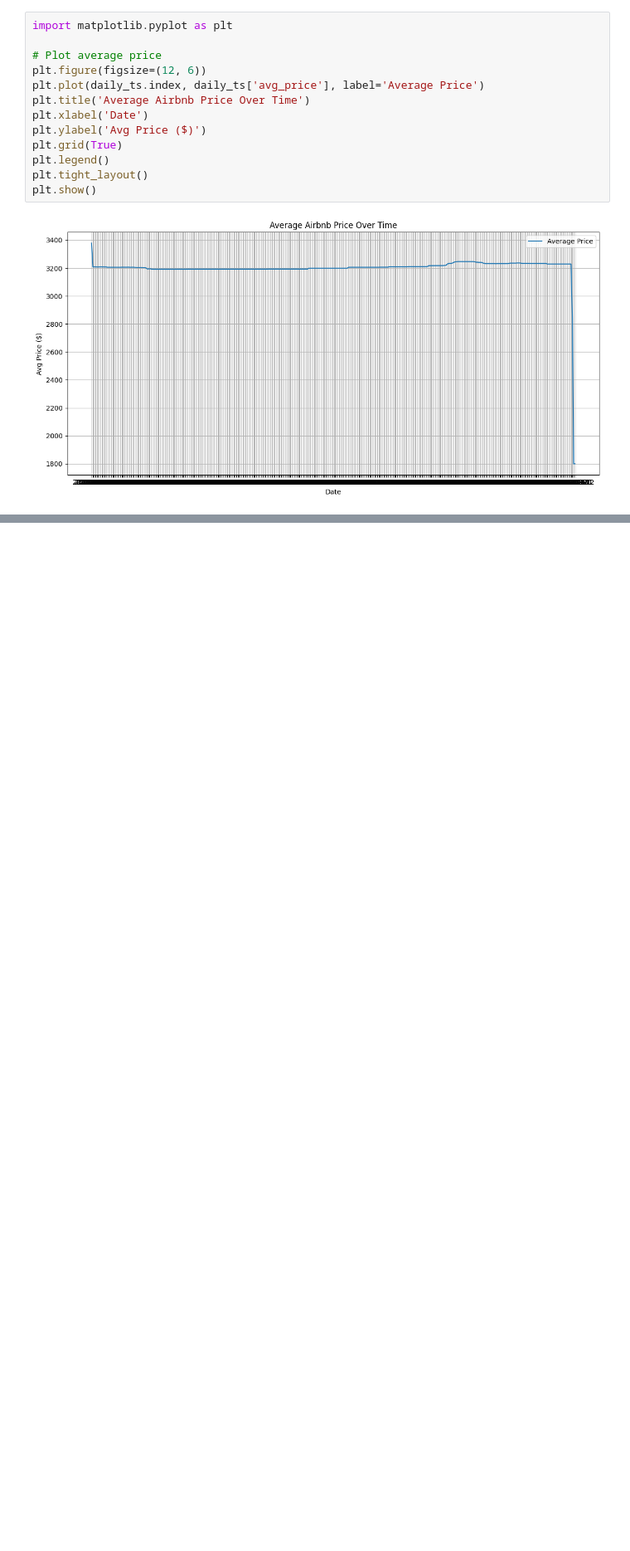
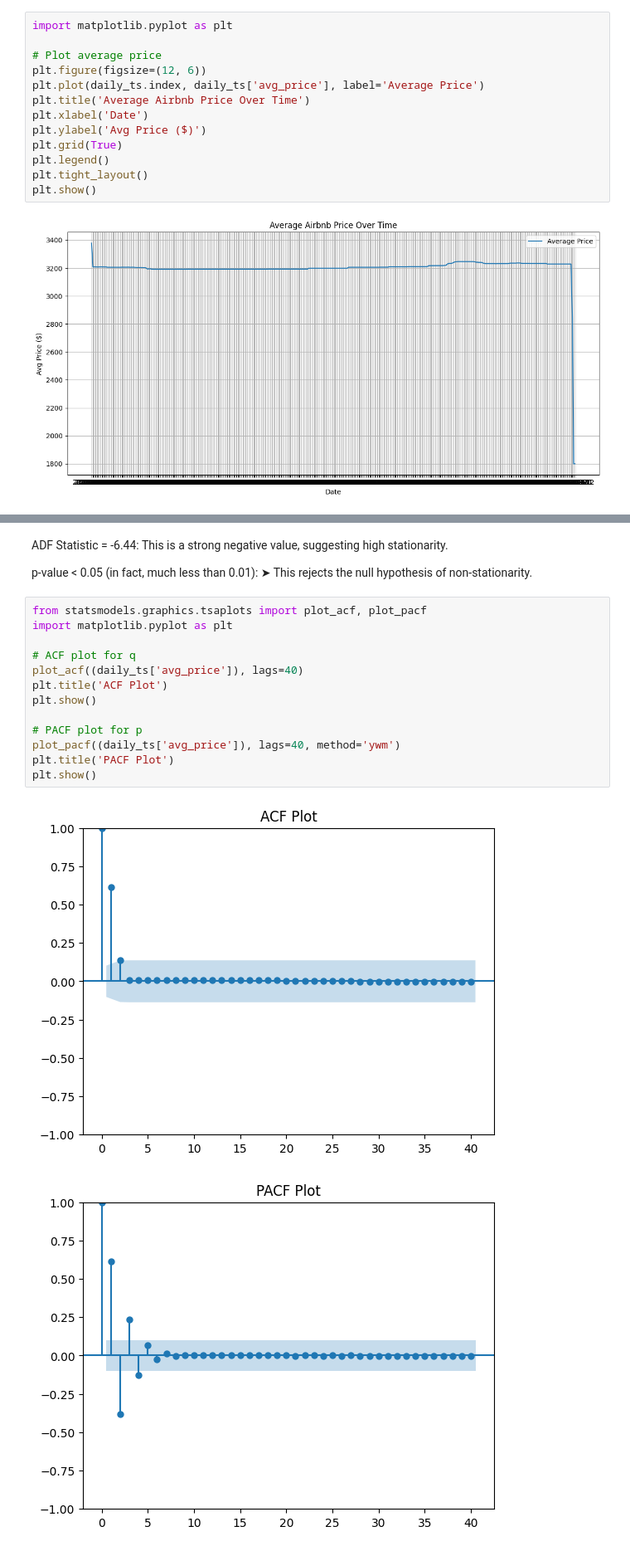
Before and after one commit to Salrahim21/Capstone-project, a Jupyter notebook: Notebook.ipynb, the cells around one changed output, grey strips where cells are left out. Shown at 83% size. Saved outputs shown, nothing was run; the diff lists cells and outputs as text; blank space fills up the shorter version.

```diff
--- a/Notebook.ipynb
+++ b/Notebook.ipynb
@@ -540,0 +552,21 @@ plt.show()
+# %% [markdown]
+ADF Statistic = -6.44: This is a strong negative value, suggesting high stationarity.
+
+p-value < 0.05 (in fact, much less than 0.01):
+➤ This rejects the null hypothesis of non-stationarity.
+# %%
+from statsmodels.graphics.tsaplots import plot_acf, plot_pacf
+import matplotlib.pyplot as plt
+
+# ACF plot for q
+plot_acf((daily_ts['avg_price']), lags=40)
+plt.title('ACF Plot')
+plt.show()
+
+# PACF plot for p
+plot_pacf((daily_ts['avg_price']), lags=40, method='ywm')
+plt.title('PACF Plot')
+plt.show()
+# %% [output]
+[figure, added]
+[figure, added]
```
Also changed, not shown: parts of 19 cells of this notebook, 1 other file.
